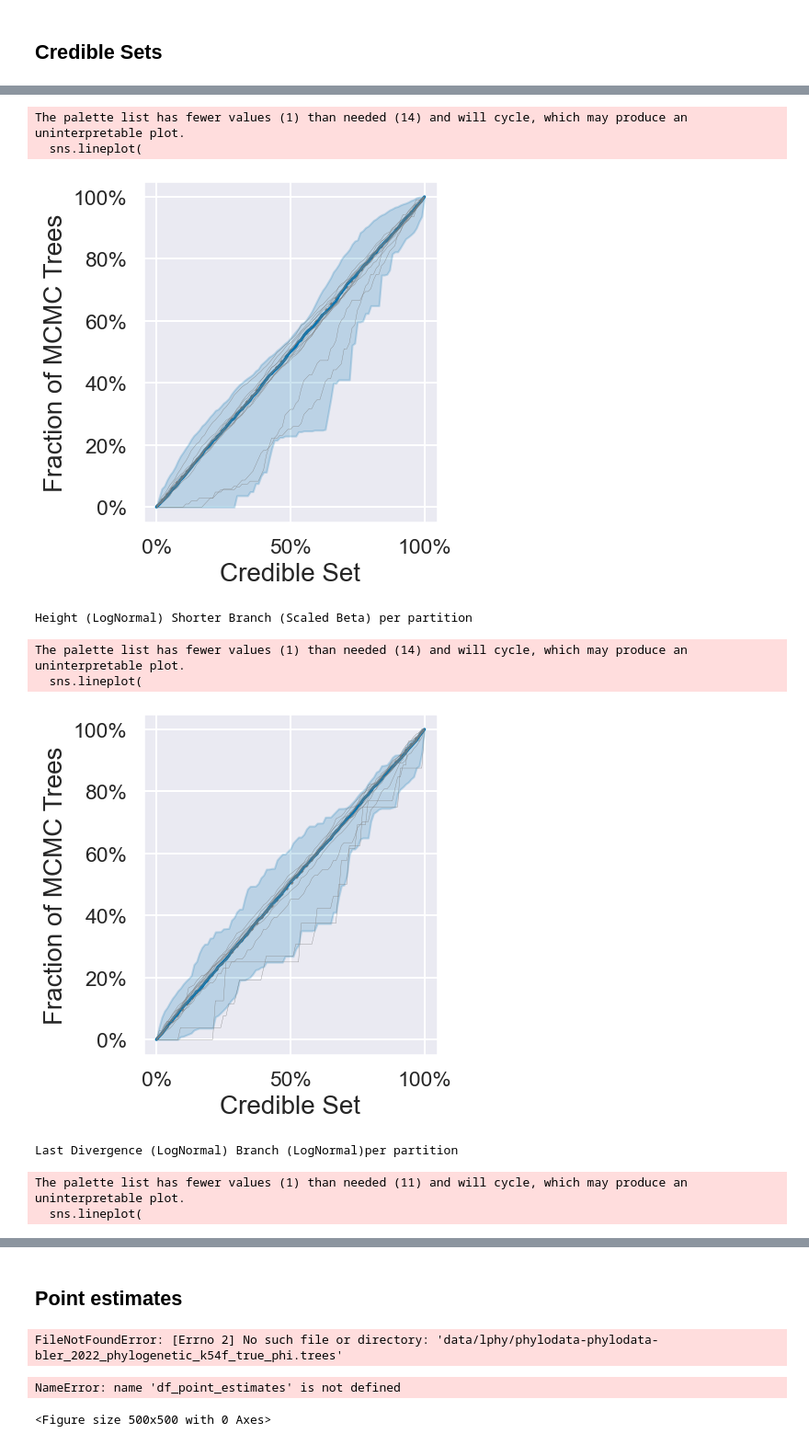
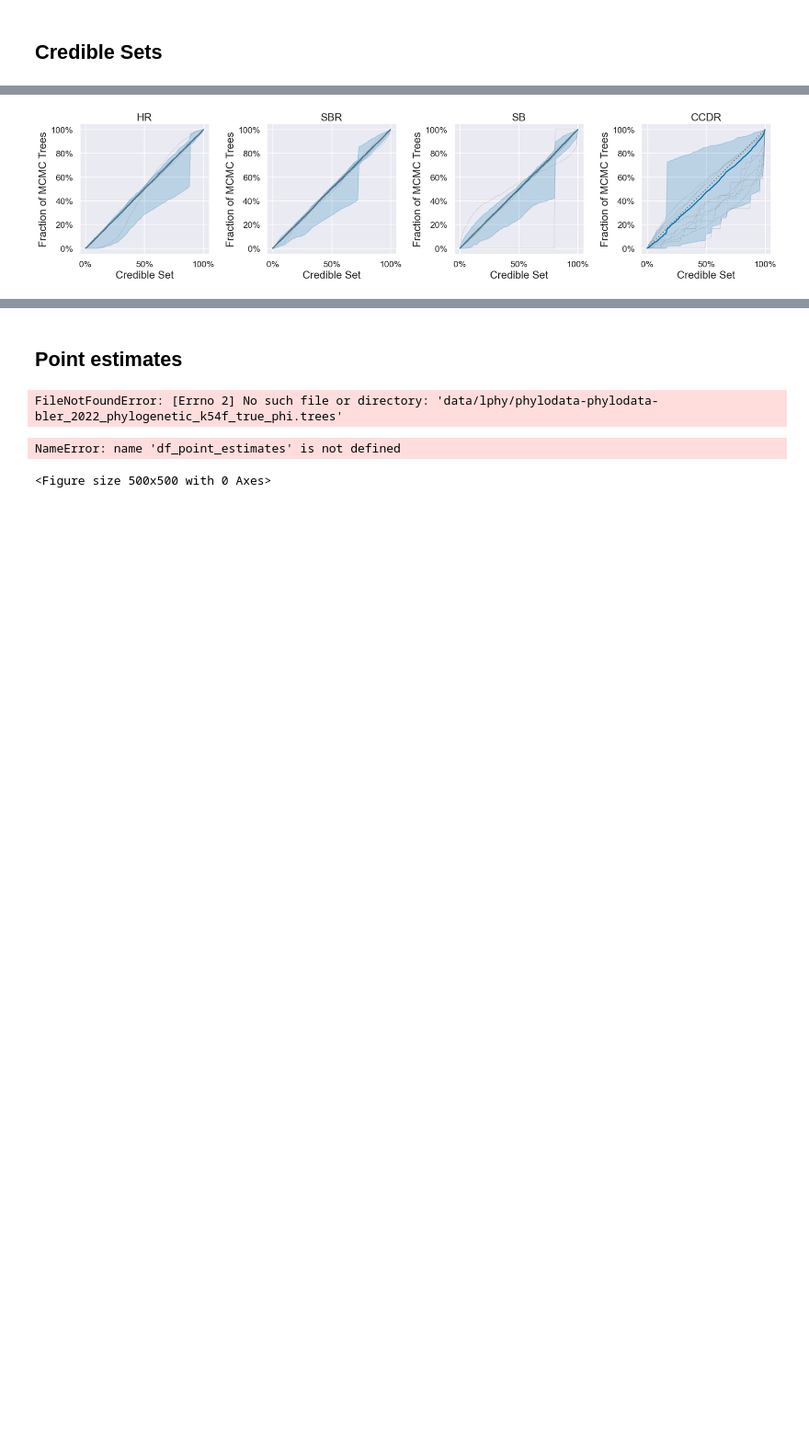
Before and after one commit to tochsner/ccd-validation, a Jupyter notebook: src/julia_analysis/julia_analysis.ipynb, the cells around one changed output, grey strips where cells are left out. Shown at 92% size. Drawn from its saved outputs; the diff is of its cells as text; code cells hidden in the pictures; blank space fills up the shorter version.

```diff
--- a/src/julia_analysis/julia_analysis.ipynb
+++ b/src/julia_analysis/julia_analysis.ipynb
@@ -31,14 +31,16 @@ models = [
     "Height (LogNormal) Shorter Branch (Scaled Beta) per partition",
     "Height (LogNormal) Ratio (Beta) per partition",
     "Shorter Branch (LogNormal) per partition",
-    "Last Divergence (LogNormal) Branch (LogNormal)per partition",
+    # "Last Divergence (LogNormal) Branch (LogNormal)per partition",
+    "CCDResampler"
 ]
 SHORT_MODEL_IDS = {
     "Height (LogNormal) Ratio (Beta) per partition": "HR",
     "Height (LogNormal) Shorter Branch (Scaled Beta) per partition": "SBR",
-    "Last Divergence (LogNormal) Branch (LogNormal)per partition": "LD",
+    # "Last Divergence (LogNormal) Branch (LogNormal)per partition": "LD",
     "Shorter Branch (LogNormal) per partition": "SB",
-    "MRCA": "MRCA"
+    "MRCA": "MRCA",
+    "CCDResampler": "CCDR"
 }
 short_models = [SHORT_MODEL_IDS.get(m) for m in models]
 # %%
@@ -52,8 +54,18 @@ for stats_file in OUTPUT_PATH.glob(f"{PREFIX}*_stats.log"):
 df_stats = pd.concat(stats_dfs)
 df_stats = df_stats[df_stats.distribution.isin(models + ["-"])]
 num_methods = len(df_stats.distribution.unique())
+# %%
+files_with_all = df_stats["file"].value_counts()
+files_with_all = files_with_all[files_with_all == df_stats["file"].value_counts().max()].index
+df_stats = df_stats[df_stats["file"].isin(files_with_all)]
 # %% [markdown]
 ## Likelihood Wins
+# %%
+df_stats["inverse_metric_rank"] = (
+    df_stats
+    .groupby(["file", "metric"])
+    .cumcount() + 1
+)
 # %%
 df_stats = df_stats[df_stats["distribution"] != "-"]
 
@@ -196,36 +220,47 @@ for credible_sets_file in OUTPUT_PATH.glob(f"{PREFIX}*_credible_sets.log"):
 
 df_credible_sets = pd.DataFrame(ecdf_credible_sets_dict)
 # %%
-for distribution in df_credible_sets.distribution.unique():
-    print(distribution)
+import matplotlib.gridspec as gridspec
 
-    plt.figure(figsize=(FIG_WIDTH, FIG_HEIGHT))
+distributions = df_credible_sets.distribution.unique()
+distributions = list(filter(SHORT_MODEL_IDS.__contains__, distributions))
 
-    plt.plot([0, 1], [0, 1], color="grey", linestyle="dotted")
+n_distributions = len(distributions)
+fig = plt.figure(figsize=(FIG_WIDTH * n_distributions, FIG_HEIGHT))
+gs = gridspec.GridSpec(1, n_distributions, figure=fig)
 
-    fig = sns.lineplot(
+for i, distribution in enumerate(distributions):
+    ax = fig.add_subplot(gs[0, i])
+    ax.plot([0, 1], [0, 1], color="grey", linestyle="dotted")
+
+    sns.lineplot(
         df_credible_sets[df_credible_sets.distribution == distribution],
         y="ecdf", x="credible_set",
-        estimator="median", errorbar=("pi", 95)
+        estimator="median", errorbar=("pi", 95), ax=ax
     )
 
-    sampled_files = np.random.choice(df_credible_sets.file.unique(), size=15)
+    sampled_files = np.random.choice(
+        df_credible_sets[df_credible_sets.distribution == distribution].file.unique(), size=15
+    )
     sns.lineplot(
-        df_credible_sets[(df_credible_sets.distribution == distribution) & (df_credible_sets.file.isin(sampled_files))],
+        df_credible_sets[
+            (df_credible_sets.distribution == distribution) &
+            (df_credible_sets.file.isin(sampled_files))
+        ],
         y="ecdf", x="credible_set", hue="file",
-        palette=sns.color_palette(['gray']), linewidth=0.25
+        palette=sns.color_palette(['gray']), linewidth=0.25, legend=False, ax=ax
     )
 
-    fig.yaxis.set_major_formatter(PercentFormatter(1))
-    fig.xaxis.set_major_formatter(PercentFormatter(1))
+    ax.yaxis.set_major_formatter(PercentFormatter(1))
+    ax.xaxis.set_major_formatter(PercentFormatter(1))
 
-    plt.xlabel("Credible Set")
-    plt.ylabel("Fraction of MCMC Trees")
+    ax.set_xlabel("Credible Set")
+    ax.set_ylabel("Fraction of MCMC Trees")
+    title = distribution if not 'SHORT_MODEL_IDS' in globals() else SHORT_MODEL_IDS.get(distribution, distribution)
+    ax.set_title(title)
 
-    plt.legend().remove()
-
-    plt.tight_layout()
-    plt.savefig(PLOTS_PATH / f"{PLOT_PREFIX}-credible-sets-{distribution}.svg")
-
-    plt.show()
+fig.tight_layout()
+plt.show()
+# Optionally also save the combined figure:
+fig.savefig(PLOTS_PATH / f"{PLOT_PREFIX}-credible-sets-all.svg")
 # %% [output]
@@ -233,10 +275 @@ Height (LogNormal) Ratio (Beta) per partition
-The palette list has fewer values (1) than needed (14) and will cycle, which may produce an uninterpretable plot.
-  sns.lineplot(
-[figure, old version]
+[figure, new version]
-Height (LogNormal) Shorter Branch (Scaled Beta) per partition
-The palette list has fewer values (1) than needed (14) and will cycle, which may produce an uninterpretable plot.
-  sns.lineplot(
-[figure, removed]
-Last Divergence (LogNormal) Branch (LogNormal)per partition
-The palette list has fewer values (1) than needed (11) and will cycle, which may produce an uninterpretable plot.
-  sns.lineplot(
```
Also changed, not shown: parts of 5 cells of this notebook, 8 other files.
